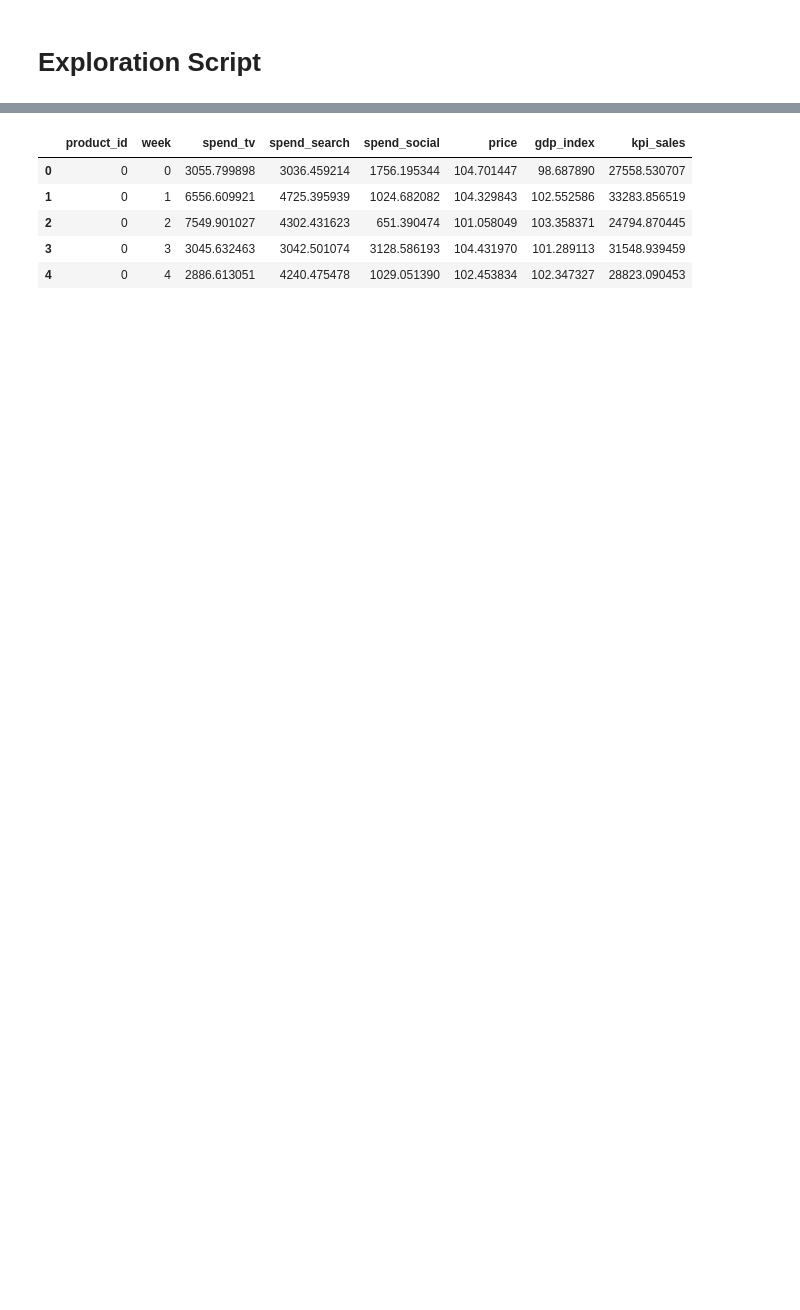
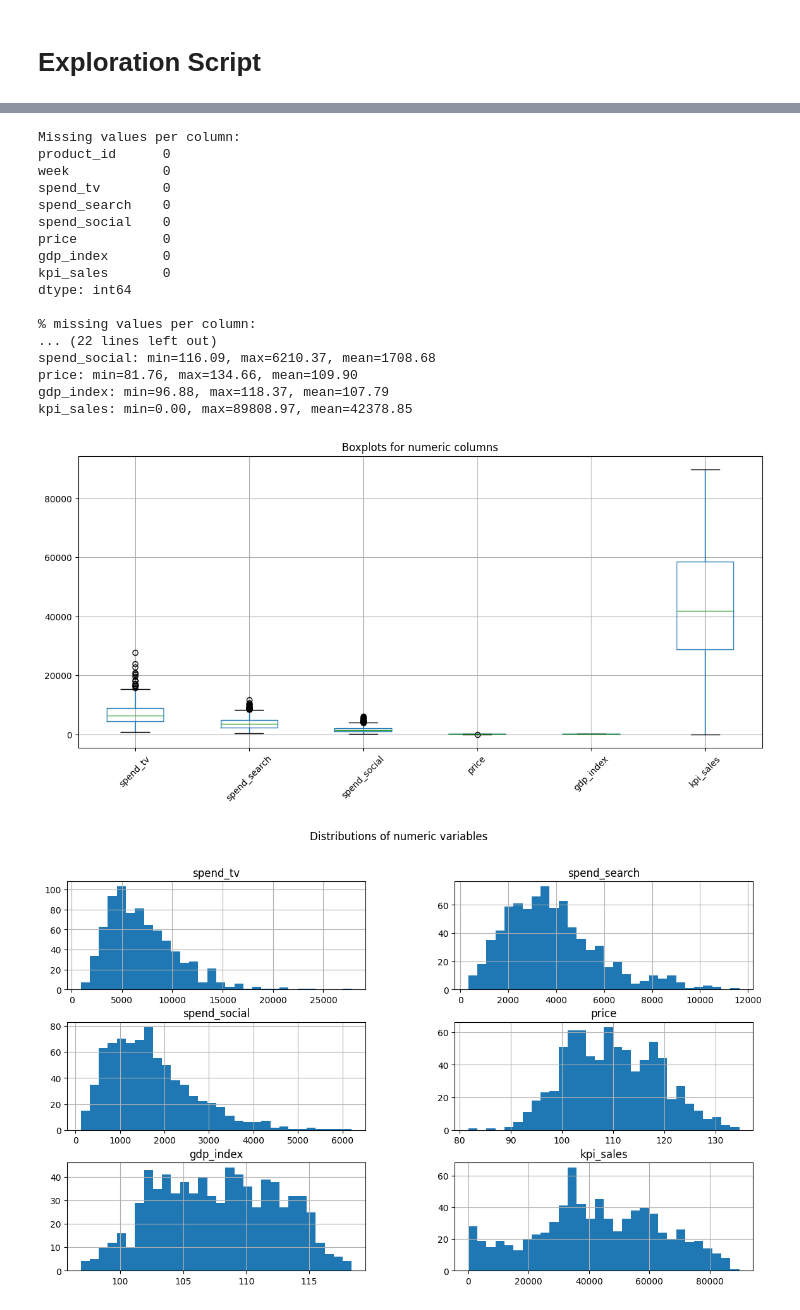
Before and after one commit to JACKGLTheDataScientist/PYMC-Bayesian-Modelling, a Jupyter notebook: notebooks/02-data-exploration.ipynb, the cells around one changed output, grey strips where cells are left out. Cells and saved outputs as stored; diff of their text form; code cells hidden in the pictures; blank space fills up the shorter version.

```diff
--- a/notebooks/02-data-exploration.ipynb
+++ b/notebooks/02-data-exploration.ipynb
@@ -19,65 +27,76 @@ panel_data.head()
 # %%
-import pandas as pd
-import matplotlib.pyplot as plt
-import seaborn as sns
-
-# Assume df is your dataset
-# df = pd.read_csv("your_data.csv")
-
 # -------------------------------
 # 1. Missing values
 # -------------------------------
 print("Missing values per column:")
-print(df.isnull().sum())
+print(panel_data.isnull().sum())
 print("\n% missing values per column:")
-print(df.isnull().mean() * 100)
+print(panel_data.isnull().mean() * 100)
 
 # -------------------------------
 # 2. Data types & ranges
 # -------------------------------
 print("\nColumn dtypes:")
-print(df.dtypes)
+print(panel_data.dtypes)
 
 numeric_cols = ["spend_tv", "spend_search", "spend_social", "price", "gdp_index", "kpi_sales"]
 
 for col in numeric_cols:
-    print(f"{col}: min={df[col].min():.2f}, max={df[col].max():.2f}, mean={df[col].mean():.2f}")
+    print(f"{col}: min={panel_data[col].min():.2f}, max={panel_data[col].max():.2f}, mean={panel_data[col].mean():.2f}")
+
+negatives = (panel_data[numeric_cols] < 0)
+
+if negatives.any().any():
+    print("Negative values found in:")
+    print(panel_data.loc[negatives.any(axis=1), numeric_cols])
+
 
 # Check plausible ranges (example rules – adjust for real Haleon data)
-assert (df["price"] > 0).all(), "Price contains non-positive values!"
-assert (df[numeric_cols] >= 0).all().all(), "Some numeric values are negative!"
+assert (panel_data["price"] > 0).all(), "Price contains non-positive values!"
 
 # -------------------------------
 # 3. Outlier detection
 # -------------------------------
 # Quick boxplots
 plt.figure(figsize=(14,6))
-df[numeric_cols].boxplot()
+panel_data[numeric_cols].boxplot()
 plt.title("Boxplots for numeric columns")
 plt.xticks(rotation=45)
 plt.show()
 
 # Histograms
-df[numeric_cols].hist(bins=30, figsize=(14,8))
+panel_data[numeric_cols].hist(bins=30, figsize=(14,8))
 plt.suptitle("Distributions of numeric variables")
 plt.show()
 
 # Z-score method to flag extreme outliers
-from scipy.stats import zscore
-z_scores = df[numeric_cols].apply(zscore)
+z_scores = panel_data[numeric_cols].apply(zscore)
 outliers = (z_scores.abs() > 3).sum()
 print("\nNumber of potential outliers (>3 std deviations):")
 print(outliers)
 
 # -------------------------------
 # 4. Duplicate rows
 # -------------------------------
-duplicates = df.duplicated().sum()
+duplicates = panel_data.duplicated().sum()
 print(f"\nNumber of duplicate rows: {duplicates}")
 # %% [output]
-|  | product_id | week | spend_tv | spend_search | spend_social | price | gdp_index | kpi_sales |
-| 0 | 0 | 0 | 3055.799898 | 3036.459214 | 1756.195344 | 104.701447 | 98.687890 | 27558.530707 |
-| 1 | 0 | 1 | 6556.609921 | 4725.395939 | 1024.682082 | 104.329843 | 102.552586 | 33283.856519 |
-| 2 | 0 | 2 | 7549.901027 | 4302.431623 | 651.390474 | 101.058049 | 103.358371 | 24794.870445 |
-| 3 | 0 | 3 | 3045.632463 | 3042.501074 | 3128.586193 | 104.431970 | 101.289113 | 31548.939459 |
-| 4 | 0 | 4 | 2886.613051 | 4240.475478 | 1029.051390 | 102.453834 | 102.347327 | 28823.090453 |
+Missing values per column:
+product_id      0
+week            0
+spend_tv        0
+spend_search    0
+spend_social    0
+price           0
+gdp_index       0
+kpi_sales       0
+dtype: int64
+
+% missing values per column:
+... (22 lines left out)
+spend_social: min=116.09, max=6210.37, mean=1708.68
+price: min=81.76, max=134.66, mean=109.90
+gdp_index: min=96.88, max=118.37, mean=107.79
+kpi_sales: min=0.00, max=89808.97, mean=42378.85
+[figure, added]
+[figure, added]
```
Also changed, not shown: parts of 3 cells of this notebook, 14 other files.
